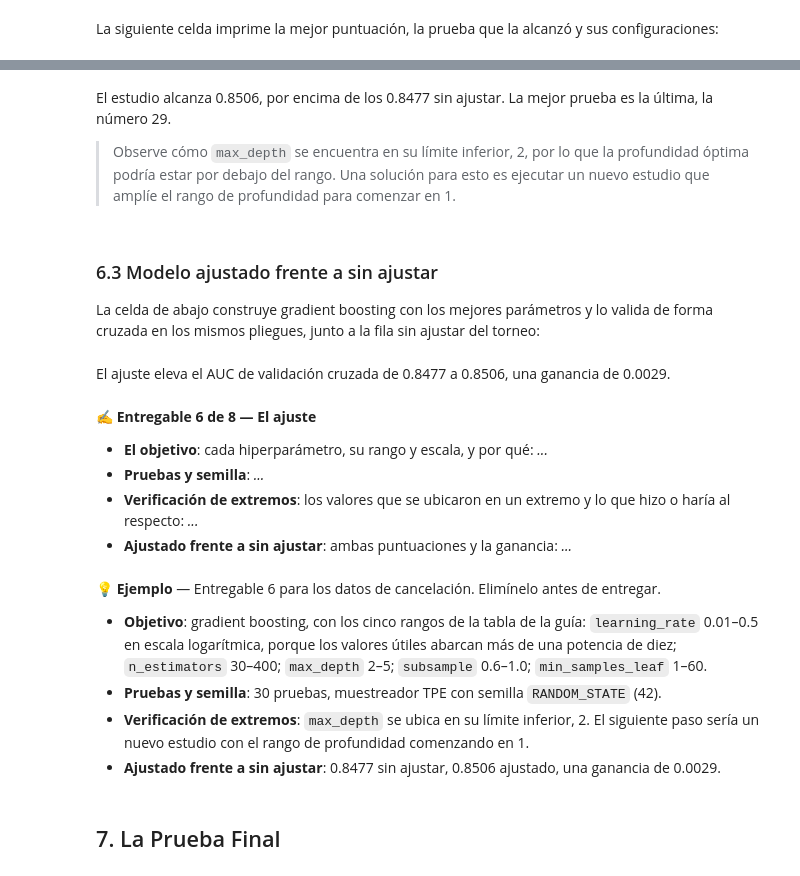
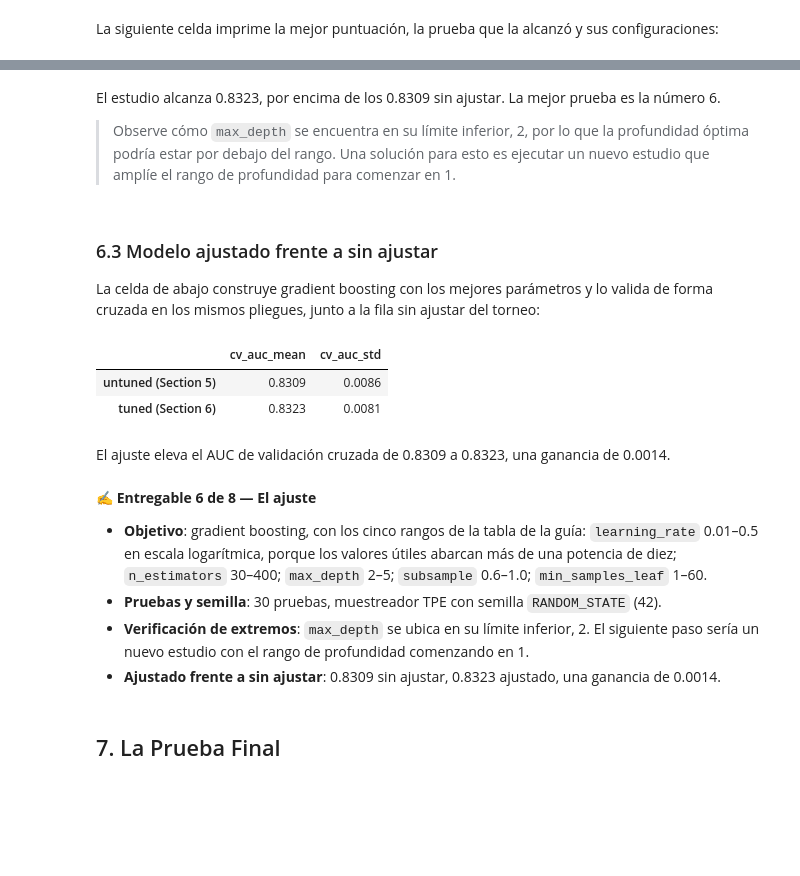
Before and after one commit to YirlenML/Entregable_final_IA, a Jupyter notebook: model_selection_classification_final.ipynb, the cells around one changed output, grey strips where cells are left out. Drawn from its saved outputs; the diff is of its cells as text; code cells hidden in the pictures; blank space fills up the shorter version.

```diff
--- a/model_selection_classification_final.ipynb
+++ b/model_selection_classification_final.ipynb
@@ -730,5 +590,5 @@ conserva las cinco puntuaciones de los pliegues de cada uno:
 cv_scores = {}
 for name, estimator in candidates.items():
     cv_scores[name] = cross_val_score(
-        make_model(estimator), X_train, y_train, cv=cv, scoring=SCORING, n_jobs=-1
-    )
+        make_model(estimator), X_train, y_train, cv=cv, scoring=SCORING, n_jobs=None
+        )
@@ -895,6 +714,5 @@ pd.DataFrame([study.best_params])
 # %% [markdown]
-El estudio alcanza 0.8506, por encima de los 0.8477 sin ajustar. La mejor prueba es la última,
-la número 29.
+El estudio alcanza 0.8323, por encima de los 0.8309 sin ajustar. La mejor prueba es la número 6.
 
 > Observe cómo `max_depth` se encuentra en su límite inferior, 2, por lo que la profundidad óptima podría estar por debajo del rango. Una solución para esto es ejecutar un nuevo estudio que amplíe el rango de profundidad para comenzar en 1.
 # %% [markdown]
@@ -905,36 +723,33 @@ pliegues, junto a la fila sin ajustar del torneo:
 # %%
 tuned_model = make_model(
     GradientBoostingClassifier(**study.best_params, random_state=RANDOM_STATE)
 )
 tuned_scores = cross_val_score(
-    tuned_model, X_train, y_train, cv=cv, scoring=SCORING, n_jobs=-1
+    tuned_model, X_train, y_train, cv=cv, scoring=SCORING, n_jobs=None
 )
 
 pd.DataFrame(
     {
         "cv_auc_mean": [tournament.loc[WINNER, "cv_auc_mean"], tuned_scores.mean()],
         "cv_auc_std": [tournament.loc[WINNER, "cv_auc_std"], tuned_scores.std(ddof=1)],
     },
     index=["untuned (Section 5)", "tuned (Section 6)"],
 ).round(4)
+# %% [output]
+|  | cv_auc_mean | cv_auc_std |
+| untuned (Section 5) | 0.8309 | 0.0086 |
+| tuned (Section 6) | 0.8323 | 0.0081 |
 # %% [markdown]
-El ajuste eleva el AUC de validación cruzada de 0.8477 a 0.8506, una ganancia de 0.0029.
+El ajuste eleva el AUC de validación cruzada de 0.8309 a 0.8323, una ganancia de 0.0014.
 # %% [markdown]
 ✍️ **Entregable 6 de 8 — El ajuste**
 
-- **El objetivo**: cada hiperparámetro, su rango y escala, y por qué: *...*
-- **Pruebas y semilla**: *...*
-- **Verificación de extremos**: los valores que se ubicaron en un extremo y lo que hizo o haría al respecto: *...*
-- **Ajustado frente a sin ajustar**: ambas puntuaciones y la ganancia: *...*
+- **Objetivo**: gradient boosting, con los cinco rangos de la tabla de la guía: `learning_rate`
+  0.01–0.5 en escala logarítmica, porque los valores útiles abarcan más de una potencia de diez; `n_estimators`
+  30–400; `max_depth` 2–5; `subsample` 0.6–1.0; `min_samples_leaf` 1–60.
+- **Pruebas y semilla**: 30 pruebas, muestreador TPE con semilla `RANDOM_STATE` (42).
+- **Verificación de extremos**: `max_depth` se ubica en su límite inferior, 2. El siguiente paso sería un nuevo estudio con el
+  rango de profundidad comenzando en 1.
+- **Ajustado frente a sin ajustar**: 0.8309 sin ajustar, 0.8323 ajustado, una ganancia de 0.0014.
-# %% [markdown]
-💡 **Ejemplo** — Entregable 6 para los datos de cancelación. Elimínelo antes de entregar.
-
-- **Objetivo**: gradient boosting, con los cinco rangos de la tabla de la guía: `learning_rate`
-  0.01–0.5 en escala logarítmica, porque los valores útiles abarcan más de una potencia de diez; `n_estimators`
-  30–400; `max_depth` 2–5; `subsample` 0.6–1.0; `min_samples_leaf` 1–60.
-- **Pruebas y semilla**: 30 pruebas, muestreador TPE con semilla `RANDOM_STATE` (42).
-- **Verificación de extremos**: `max_depth` se ubica en su límite inferior, 2. El siguiente paso sería un nuevo estudio con el
-  rango de profundidad comenzando en 1.
-- **Ajustado frente a sin ajustar**: 0.8477 sin ajustar, 0.8506 ajustado, una ganancia de 0.0029.
 # %% [markdown]
 ## 7. La Prueba Final
```
Also changed, not shown: parts of 19 cells of this notebook.
